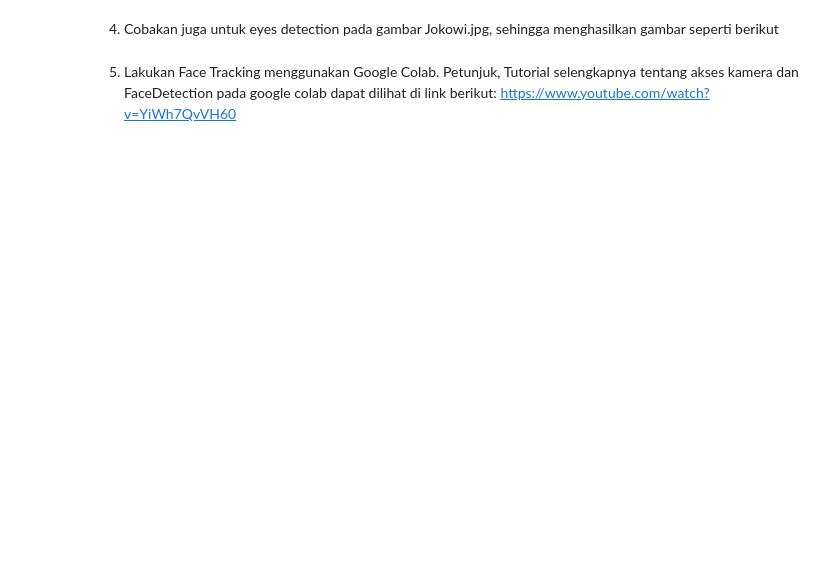
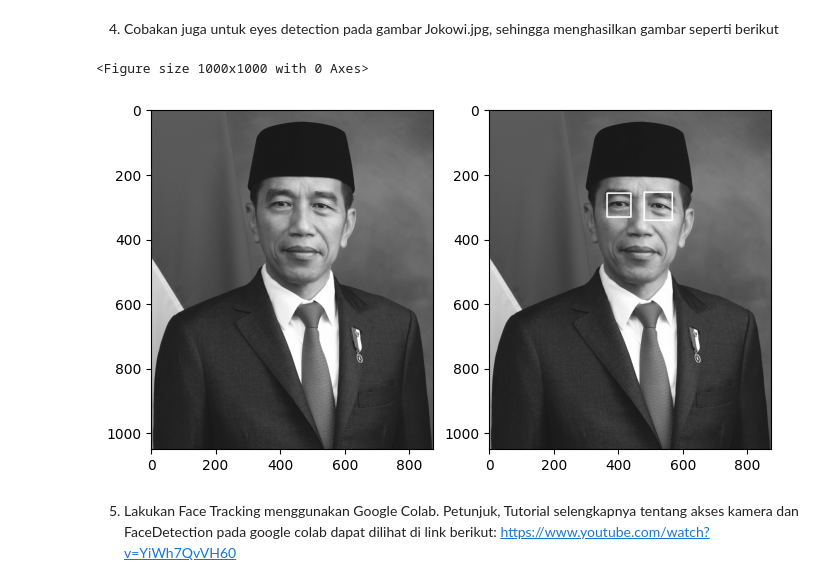
Before and after one commit to Afvanie/PCVK_Genap_2023, a Jupyter notebook: week12.ipynb, the cells around one changed output. Cells and saved outputs as stored; diff of their text form; code cells hidden in the pictures; blank space fills up the shorter version.

```diff
--- a/week12.ipynb
+++ b/week12.ipynb
@@ -135,20 +150,24 @@ error: ignored
 4. Cobakan juga untuk eyes detection pada gambar Jokowi.jpg, sehingga menghasilkan
 gambar seperti berikut
 # %%
-cascade_wajah = cv.CascadeClassifier('/content/drive/MyDrive/PCVK/images/haarcascade_frontalface_alt.xml')
+cascade_wajah = cv.CascadeClassifier(cv.data.haarcascades + "haarcascade_eye.xml")
 
-jokowi = cv.imread('/content/drive/MyDrive/PCVK/images/facedet/jokowi.jpg')
+jokowi = cv.imread('/content/drive/MyDrive/PCVK/images/facedet/jokowi.jpg',0)
 jokowi_rgb = cv.cvtColor(jokowi, cv.COLOR_BGR2RGB)
 jokowi_fd = jokowi_rgb.copy()
 
 fd_jokowi = cascade_wajah.detectMultiScale(jokowi_fd)
 for(x,y,w,h) in fd_jokowi:
-  cv.rectangle(jokowi_fd, (x,y),(x+w,y+h), (0,255,0), 3)
+  cv.rectangle(jokowi_fd, (x,y),(x+w,y+h), (255,255,255), 3)
+# output kucing
 plt.figure(figsize = (10,10))
 f, axarr = plt. subplots(1,2,figsize=(8,8))
-plt.subplot(121),plt.imshow(jokowi_rgb)
-plt.subplot(122),plt.imshow(jokowi_fd)
+plt.subplot(121),plt.imshow(jokowi_rgb,cmap='gray')
+plt.subplot(122),plt.imshow(jokowi_fd,cmap='gray')
 plt.show()
+# %% [output]
+<Figure size 1000x1000 with 0 Axes>
+[figure, added]
 # %% [markdown]
 5. Lakukan Face Tracking menggunakan Google Colab. Petunjuk, Tutorial selengkapnya
 tentang akses kamera dan FaceDetection pada google colab dapat dilihat di link
```
Also changed, not shown: parts of 12 cells of this notebook.
